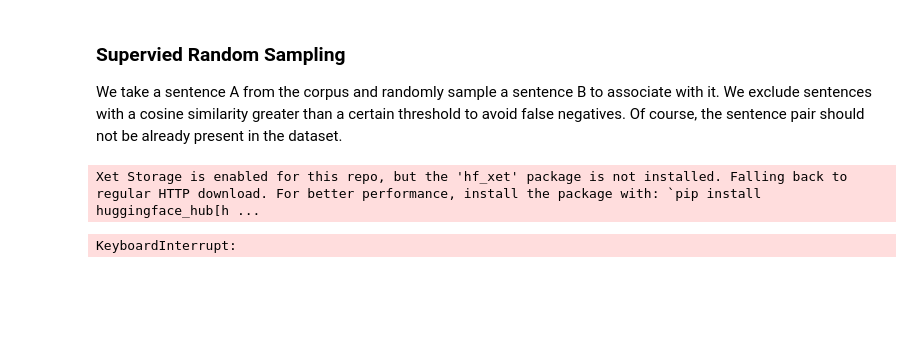
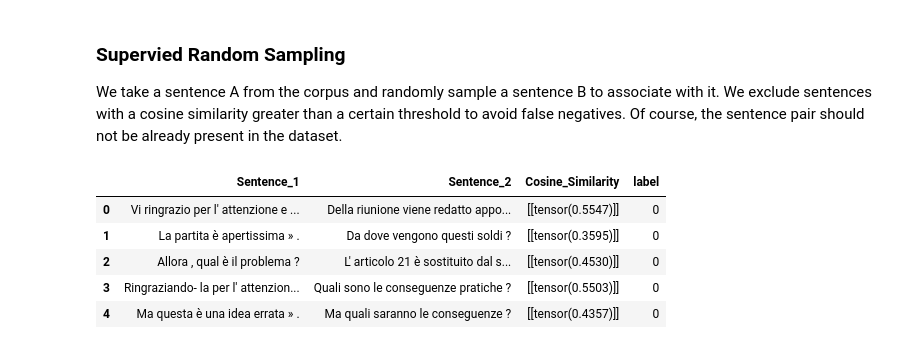
Before and after one commit to MatteoBucc22/HLT_project, a Jupyter notebook: src/dataset_creation_pipeline.ipynb, the cells around one changed output. Saved outputs shown, nothing was run; the diff lists cells and outputs as text; code cells hidden in the pictures; blank space fills up the shorter version.

```diff
--- a/src/dataset_creation_pipeline.ipynb
+++ b/src/dataset_creation_pipeline.ipynb
@@ -95,30 +95,35 @@ def generate_random_sentence_pair():
 # %%
 from sentence_transformers import SentenceTransformer
 
 model = SentenceTransformer('sentence-transformers/all-MiniLM-L6-v2')
 
 threshold = 0.70
 
 negative_df = pd.DataFrame(columns=['Sentence_1', 'Sentence_2', 'Cosine_Similarity', 'label'])
 
 while (len(negative_df) <= len(filtered_df)): # ratio 1:1 with the positive class
     s1, s2 = generate_random_sentence_pair()
     # check if the pair is not already in the corpus
     if not ((df['Sentence_1'] == s1) & (df['Sentence_2'] == s2)).any():
         # check if the pair is not already generated
         if not ((negative_df['Sentence_1'] == s1) & (negative_df['Sentence_2'] == s2)).any():
             # calculate the cosine similarity between s1 and s2
             emb_s1 = model.encode(s1)
             emb_s2 = model.encode(s2)
             cosine_similarity = model.similarity(emb_s1, emb_s2)
             # check if the cosine similarity is less than the threshold
             if cosine_similarity < threshold:
-                negative_df.append({'Sentence_1': s1, 'Sentence_2': s2, 'Cosine_Similarity': cosine_similarity, 'label': 0}, ignore_index=True)
+                row = pd.DataFrame([{'Sentence_1': s1, 'Sentence_2': s2, 'Cosine_Similarity': cosine_similarity, 'label': 0}])
+                negative_df = pd.concat([negative_df, row], ignore_index=True)
 
 negative_df.head()
 # %% [output]
-Xet Storage is enabled for this repo, but the 'hf_xet' package is not installed. Falling back to regular HTTP download. For better performance, install the package with: `pip install huggingface_hub[h ...
-KeyboardInterrupt:
+|  | Sentence_1 | Sentence_2 | Cosine_Similarity | label |
+| 0 | Vi ringrazio per l' attenzione e ... | Della riunione viene redatto appo... | [[tensor(0.5547)]] | 0 |
+| 1 | La partita è apertissima » . | Da dove vengono questi soldi ? | [[tensor(0.3595)]] | 0 |
+| 2 | Allora , qual è il problema ? | L' articolo 21 è sostituito dal s... | [[tensor(0.4530)]] | 0 |
+| 3 | Ringraziando- la per l' attenzion... | Quali sono le conseguenze pratiche ? | [[tensor(0.5503)]] | 0 |
+| 4 | Ma questa è una idea errata » . | Ma quali saranno le conseguenze ? | [[tensor(0.4357)]] | 0 |
 # %%
 # save the positive and negative samples to a csv file
 filtered_df.to_csv('PACCSS-IT-positive.csv', index=False)
```
Also changed, not shown: parts of 1 cell of this notebook.
